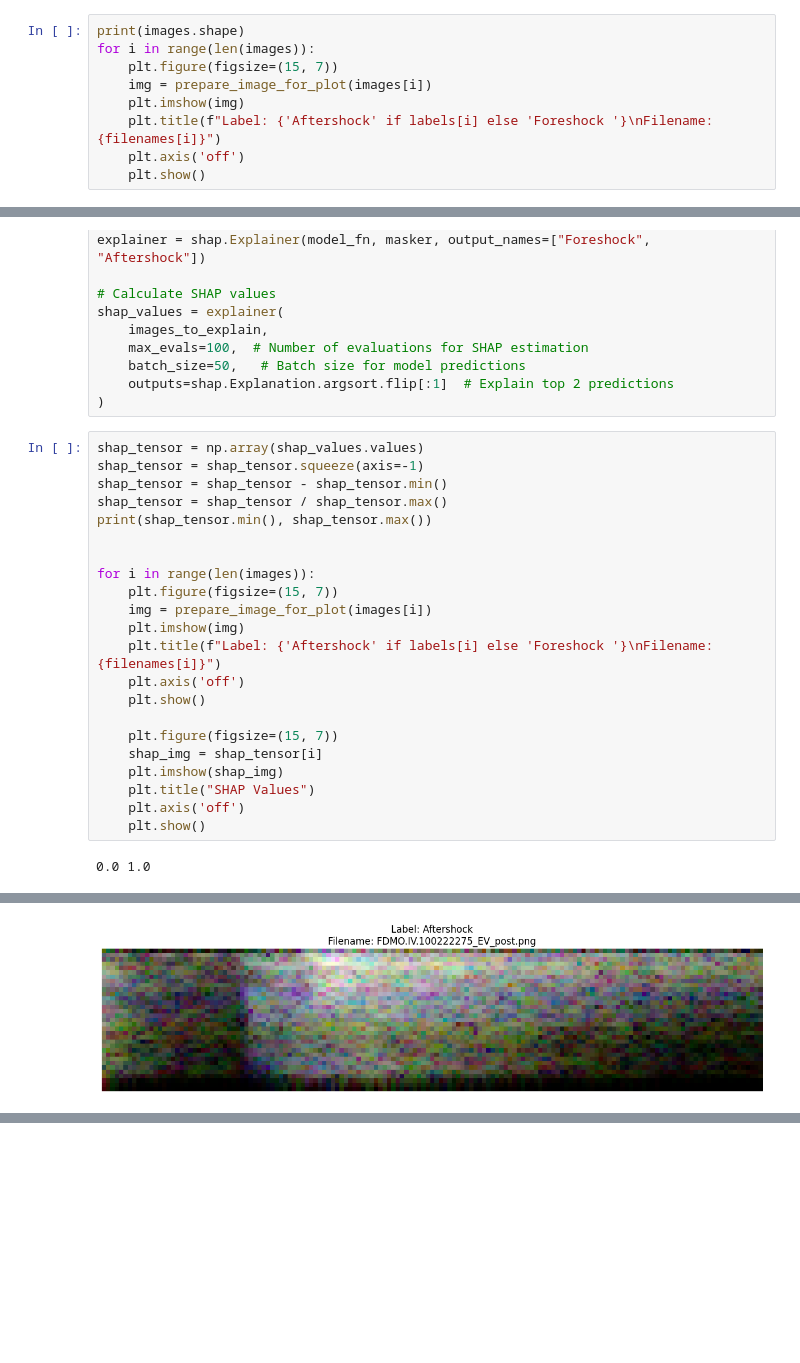
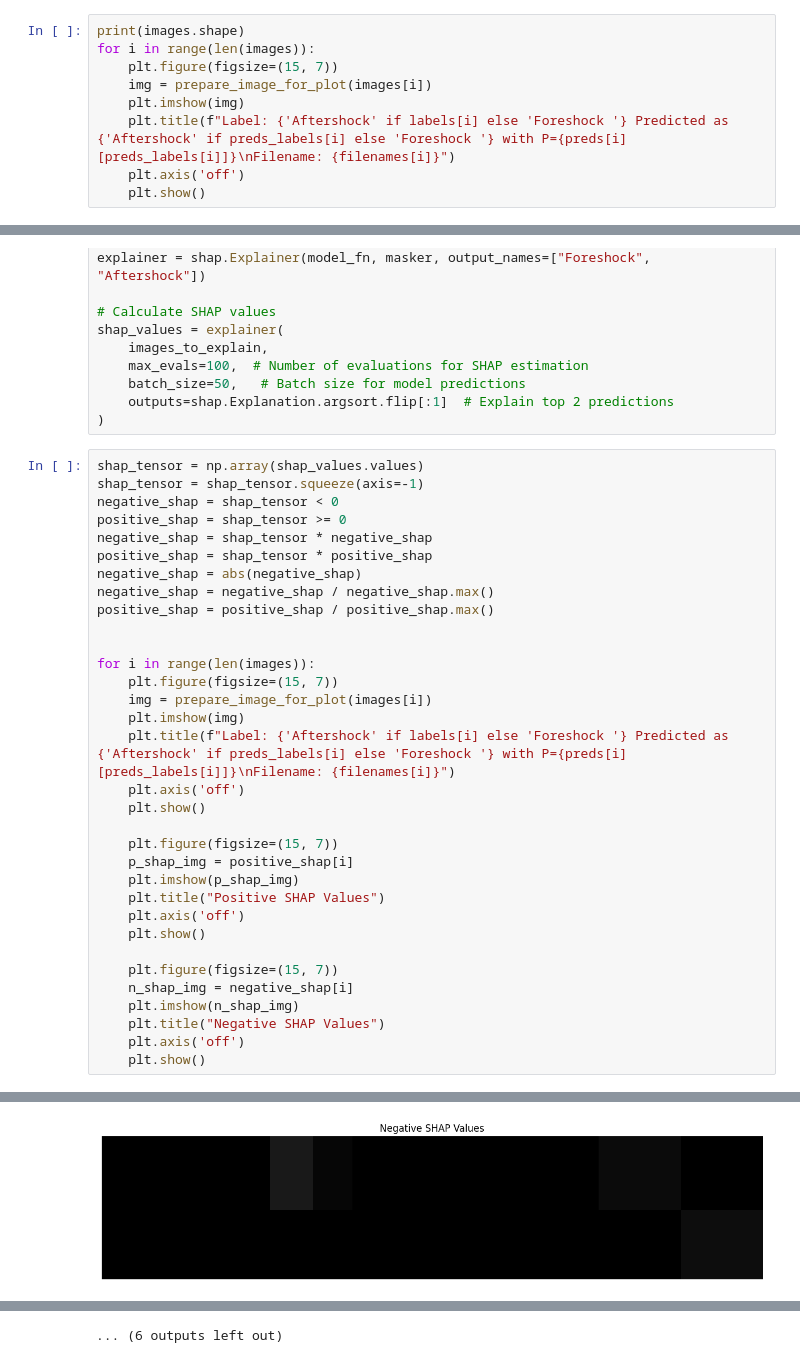
Before and after one commit to FRAMAX444/CNN-explainability-Earthquakes, a Jupyter notebook: training_log_spectrogram.ipynb, the cells around one changed output, grey strips where cells are left out. Cells and saved outputs as stored; diff of their text form; blank space fills up the shorter version.

```diff
--- a/training_log_spectrogram.ipynb
+++ b/training_log_spectrogram.ipynb
@@ -400,7 +405,7 @@ for i in range(len(images)):
     plt.figure(figsize=(15, 7))
     img = prepare_image_for_plot(images[i])
     plt.imshow(img)
-    plt.title(f"Label: {'Aftershock' if labels[i] else 'Foreshock '}\nFilename: {filenames[i]}")
+    plt.title(f"Label: {'Aftershock' if labels[i] else 'Foreshock '} Predicted as {'Aftershock' if preds_labels[i] else 'Foreshock '} with P={preds[i][preds_labels[i]]}\nFilename: {filenames[i]}")
     plt.axis('off')
     plt.show()
 # %% [output]
@@ -475,24 +480,34 @@ shap_values = explainer(
 # %%
 shap_tensor = np.array(shap_values.values)
 shap_tensor = shap_tensor.squeeze(axis=-1)
-shap_tensor = shap_tensor - shap_tensor.min()
-shap_tensor = shap_tensor / shap_tensor.max()
-print(shap_tensor.min(), shap_tensor.max())
+negative_shap = shap_tensor < 0
+positive_shap = shap_tensor >= 0
+negative_shap = shap_tensor * negative_shap
+positive_shap = shap_tensor * positive_shap
+negative_shap = abs(negative_shap)
+negative_shap = negative_shap / negative_shap.max()
+positive_shap = positive_shap / positive_shap.max()
 
 
 for i in range(len(images)):
     plt.figure(figsize=(15, 7))
     img = prepare_image_for_plot(images[i])
     plt.imshow(img)
-    plt.title(f"Label: {'Aftershock' if labels[i] else 'Foreshock '}\nFilename: {filenames[i]}")
+    plt.title(f"Label: {'Aftershock' if labels[i] else 'Foreshock '} Predicted as {'Aftershock' if preds_labels[i] else 'Foreshock '} with P={preds[i][preds_labels[i]]}\nFilename: {filenames[i]}")
     plt.axis('off')
     plt.show()
 
     plt.figure(figsize=(15, 7))
-    shap_img = shap_tensor[i]
-    plt.imshow(shap_img)
-    plt.title("SHAP Values")
+    p_shap_img = positive_shap[i]
+    plt.imshow(p_shap_img)
+    plt.title("Positive SHAP Values")
     plt.axis('off')
     plt.show()
+
+    plt.figure(figsize=(15, 7))
+    n_shap_img = negative_shap[i]
+    plt.imshow(n_shap_img)
+    plt.title("Negative SHAP Values")
+    plt.axis('off')
+    plt.show()
 # %% [output]
-0.0 1.0
@@ -501 +516 @@ for i in range(len(images)):
-[figure, old version]
+[figure, new version]
@@ -510,0 +526 @@ for i in range(len(images)):
+... (6 outputs left out)
```
Also changed, not shown: parts of 3 cells of this notebook.
